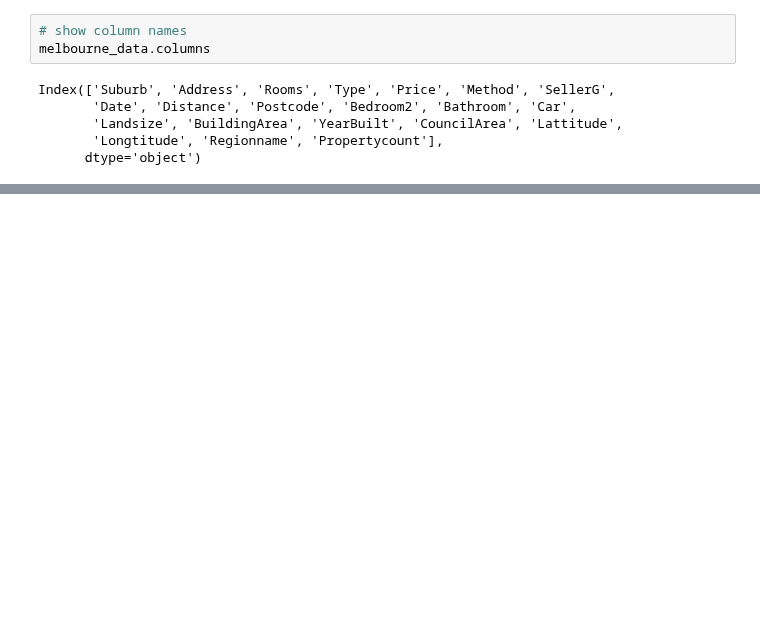
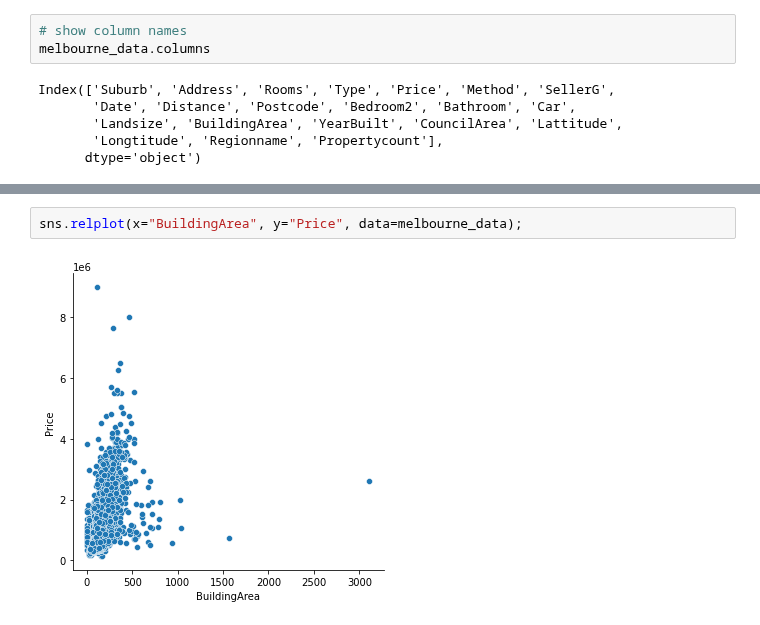
Before and after one commit to YatkinK/ml_models_tutorial, a Jupyter notebook: tutorial_houses_random_forest.ipynb, the cells around one changed output, grey strips where cells are left out. Cells and saved outputs as stored; diff of their text form; blank space fills up the shorter version.

```diff
--- a/tutorial_houses_random_forest.ipynb
+++ b/tutorial_houses_random_forest.ipynb
@@ -39,0 +190,4 @@ print(mean_absolute_error(val_y, melb_preds))
+# %%
+sns.relplot(x="BuildingArea", y="Price", data=melbourne_data);
+# %% [output]
+[figure, added]
```
Also changed, not shown: parts of 22 cells of this notebook, 1 other file.
